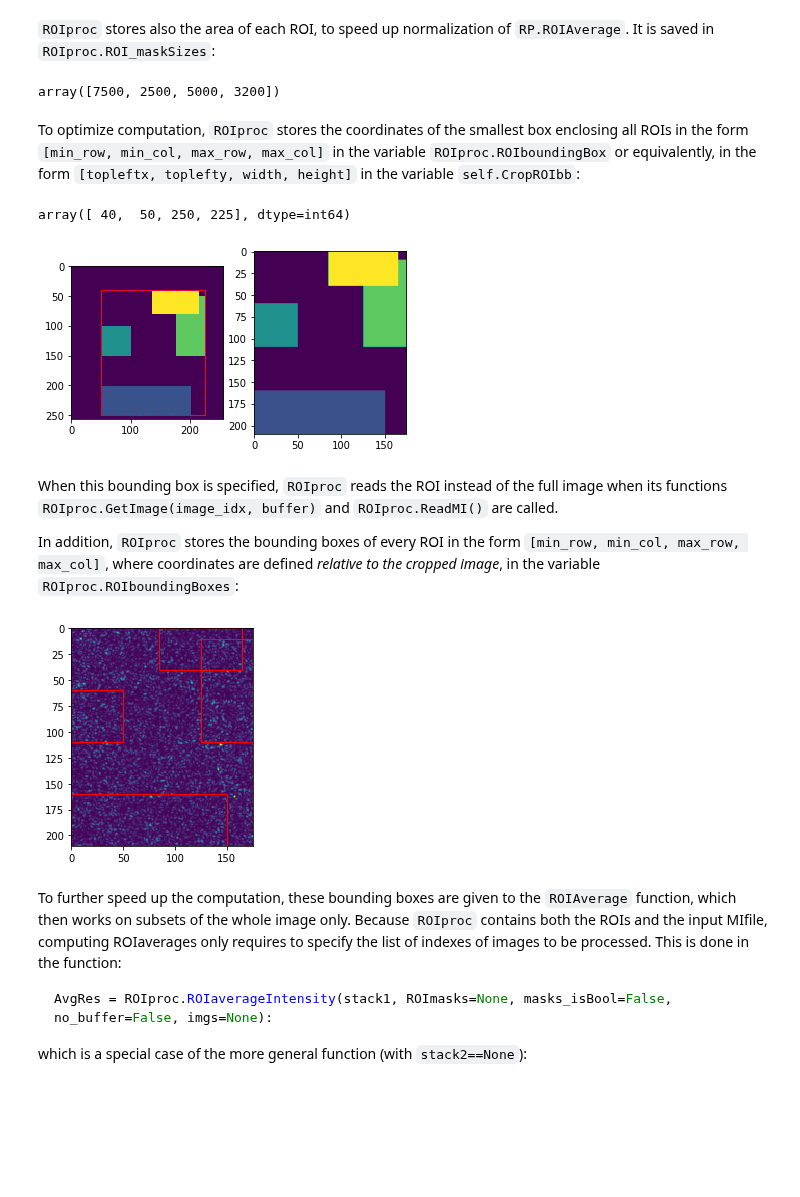
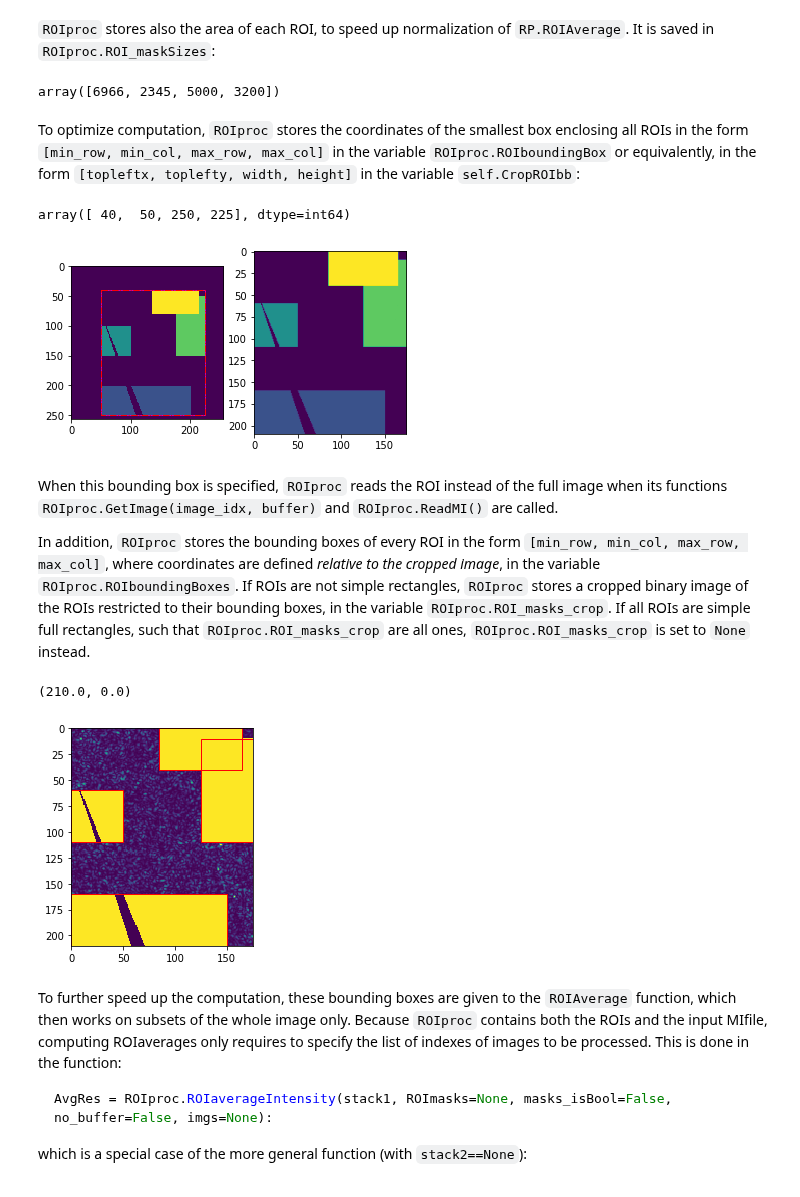
Before and after one commit to steaime/DSHpy, a Jupyter notebook: tutorial4_ROIs.ipynb, the cells around one changed output. Drawn from its saved outputs; the diff is of its cells as text; code cells hidden in the pictures; blank space fills up the shorter version.

Commit message:
ROIproc tutorial completed

````diff
--- a/tutorial4_ROIs.ipynb
+++ b/tutorial4_ROIs.ipynb
@@ -42,8 +60,7 @@ where:
 - ```coords``` is the choice of the coordinate system: set it to ```['cartesian'|'polar']``` to return ```[x,y]``` or ```[r,theta]``` respectively
 - ```indexing``` is the choice of ```numpy.meshgrid``` indexing method. Set it to ```['xy'|'ij']``` to return cartesian coordinates or rows and columns
 # %%
-im_shape = (256, 256)
-px_coords = RP.PixelCoordGrid(im_shape, extent=None, center=[0, 0], angle=0, coords='cartesian', indexing='xy')
+px_coords = RP.PixelCoordGrid(MIinput.ImageShape(), extent=None, center=[0, 0], angle=0, coords='cartesian', indexing='xy')
 plt.imshow(px_coords[0])
 plt.colorbar()
 # %% [output]
@@ -70,0 +80,3 @@ Note that regions of overlapping ROIs are not resolved by this visualization, bu
+# %%
+pxmask = MI.ReadBinary(os.path.join(froot, 'px_mask.raw'), MIinput.ImageShape(), 'B')
+plt.imshow(pxmask)
@@ -71,6 +94,6 @@ Note that regions of overlapping ROIs are not resolved by this visualization, bu
 # %%
 ROI_coords = [[125, 225, 150, 50], [75, 125, 50, 50], [200, 100, 50, 100], [175, 60, 80, 40]]
-ROIs = RP.GenerateMasks(ROI_coords, px_coords)
+ROIs = RP.GenerateMasks(ROI_coords, px_coords, common_mask=pxmask)
 plt.imshow(RP.BinaryToIntegerMask(ROIs))
 # %% [output]
 DEBUG:root:4 binary masks created with shape (256, 256)
@@ -220,7 +229,7 @@ plt.imshow(RP.BinaryToIntegerMask(ROI_proc.ROI_masks))
 # %%
 ROI_proc.ROI_maskSizes
 # %% [output]
-array([7500, 2500, 5000, 3200])
+array([6966, 2345, 5000, 3200])
 # %% [markdown]
 To optimize computation, ```ROIproc``` stores the coordinates of the smallest box enclosing all ROIs in the form ```[min_row, min_col, max_row, max_col]``` in the variable ```ROIproc.ROIboundingBox``` or equivalently, in the form ```[topleftx, toplefty, width, height]``` in the variable ```self.CropROIbb```:
 # %%
@@ -234,20 +243,26 @@ ax[1].imshow(ROI_proc.ROIs[ROIbb[0]:ROIbb[2],ROIbb[1]:ROIbb[3]])
 ROIbb
 # %% [output]
 array([ 40,  50, 250, 225], dtype=int64)
-[figure, old version]
+[figure, new version]
 # %% [markdown]
 When this bounding box is specified, ```ROIproc``` reads the ROI instead of the full image when its functions ```ROIproc.GetImage(image_idx, buffer)``` and ```ROIproc.ReadMI()``` are called.
 
-In addition, ```ROIproc``` stores the bounding boxes of every ROI in the form ```[min_row, min_col, max_row, max_col]```, where coordinates are defined *relative to the cropped image*, in the variable ```ROIproc.ROIboundingBoxes```:
+In addition, ```ROIproc``` stores the bounding boxes of every ROI in the form ```[min_row, min_col, max_row, max_col]```, where coordinates are defined *relative to the cropped image*, in the variable ```ROIproc.ROIboundingBoxes```.
+If ROIs are not simple rectangles, ```ROIproc``` stores a cropped binary image of the ROIs restricted to their bounding boxes, in the variable ```ROIproc.ROI_masks_crop```. If all ROIs are simple full rectangles, such that ```ROIproc.ROI_masks_crop``` are all ones, ```ROIproc.ROI_masks_crop``` is set to ```None``` instead.
 # %%
 im1_crop = ROI_proc.GetImage(0)
 fig, ax = plt.subplots()
 ax.imshow(im1_crop, interpolation='none', extent=(0, ROI_proc.CropROIbb[2], ROI_proc.CropROIbb[3], 0))
-for ridx in range(ROI_proc.CountROIs()):
+for ridx in range(len(ROI_proc.ROI_masks_crop)):
     _rbb = ROI_proc.ROIboundingBoxes[ridx]
+    if ROI_proc.ROI_masks_crop is not None:
+        ax.imshow(ROI_proc.ROI_masks_crop[ridx], interpolation='none', extent=(_rbb[1], _rbb[3], _rbb[2], _rbb[0]), vmin=0, vmax=1)
     ax.add_patch(patches.Rectangle((_rbb[1], _rbb[0]), _rbb[3]-_rbb[1], _rbb[2]-_rbb[0], edgecolor='r', facecolor='none'))
+ax.set_xlim([0, ROI_proc.CropROIbb[2]])
+ax.set_ylim([ROI_proc.CropROIbb[3], 0])
 # %% [output]
+(210.0, 0.0)
-[figure, old version]
+[figure, new version]
 # %% [markdown]
 To further speed up the computation, these bounding boxes are given to the ```ROIAverage``` function, which then works on subsets of the whole image only. Because ```ROIproc``` contains both the ROIs and the input MIfile, computing ROIaverages only requires to specify the list of indexes of images to be processed. This is done in the function:
 ```python
````
Also changed, not shown: parts of 53 cells of this notebook, 3 other files.
